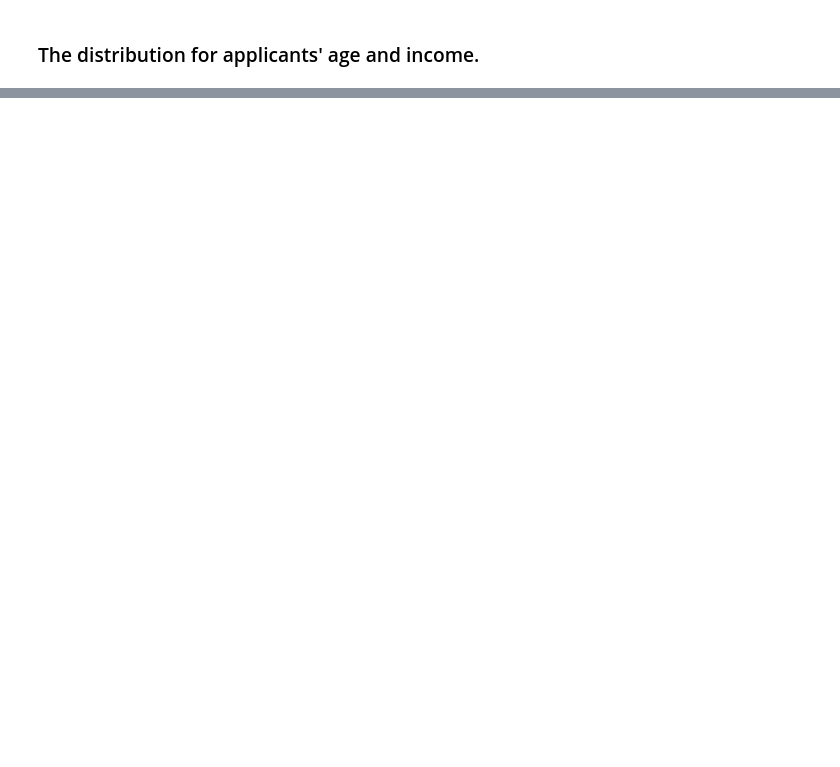
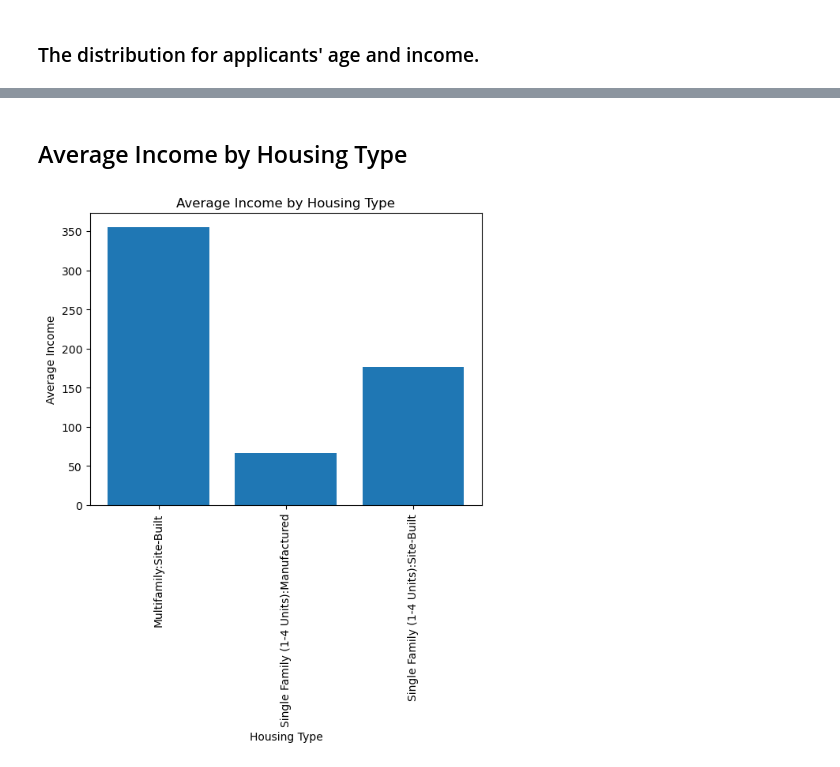
Before and after one commit to BU-Spark/ds-councilor-louijeune-fair-housing, a Jupyter notebook: spring23-team-4/data_code/data_test.ipynb, the cells around one changed output, grey strips where cells are left out. Saved outputs shown, nothing was run; the diff lists cells and outputs as text; code cells hidden in the pictures; blank space fills up the shorter version.

Commit message:
average income by housing type, still need to add more

```diff
--- a/spring23-team-4/data_code/data_test.ipynb
+++ b/spring23-team-4/data_code/data_test.ipynb
@@ -109,0 +110,18 @@ plt.show()
+# %% [markdown]
+## Average Income by Housing Type
+# %%
+import matplotlib.pyplot as plt
+
+df5 = pd.read_csv("msamd_14454.csv")
+mean_income = df5.groupby('derived_dwelling_category')['income'].mean()
+
+fig, ax = plt.subplots()
+ax.bar(mean_income.index, mean_income.values)
+ax.set_xlabel('Housing Type')
+ax.set_ylabel('Average Income')
+ax.set_title('Average Income by Housing Type')
+
+plt.xticks(rotation=90)
+plt.show()
+# %% [output]
+[figure, added]
```
Also changed, not shown: parts of 3 cells of this notebook.
